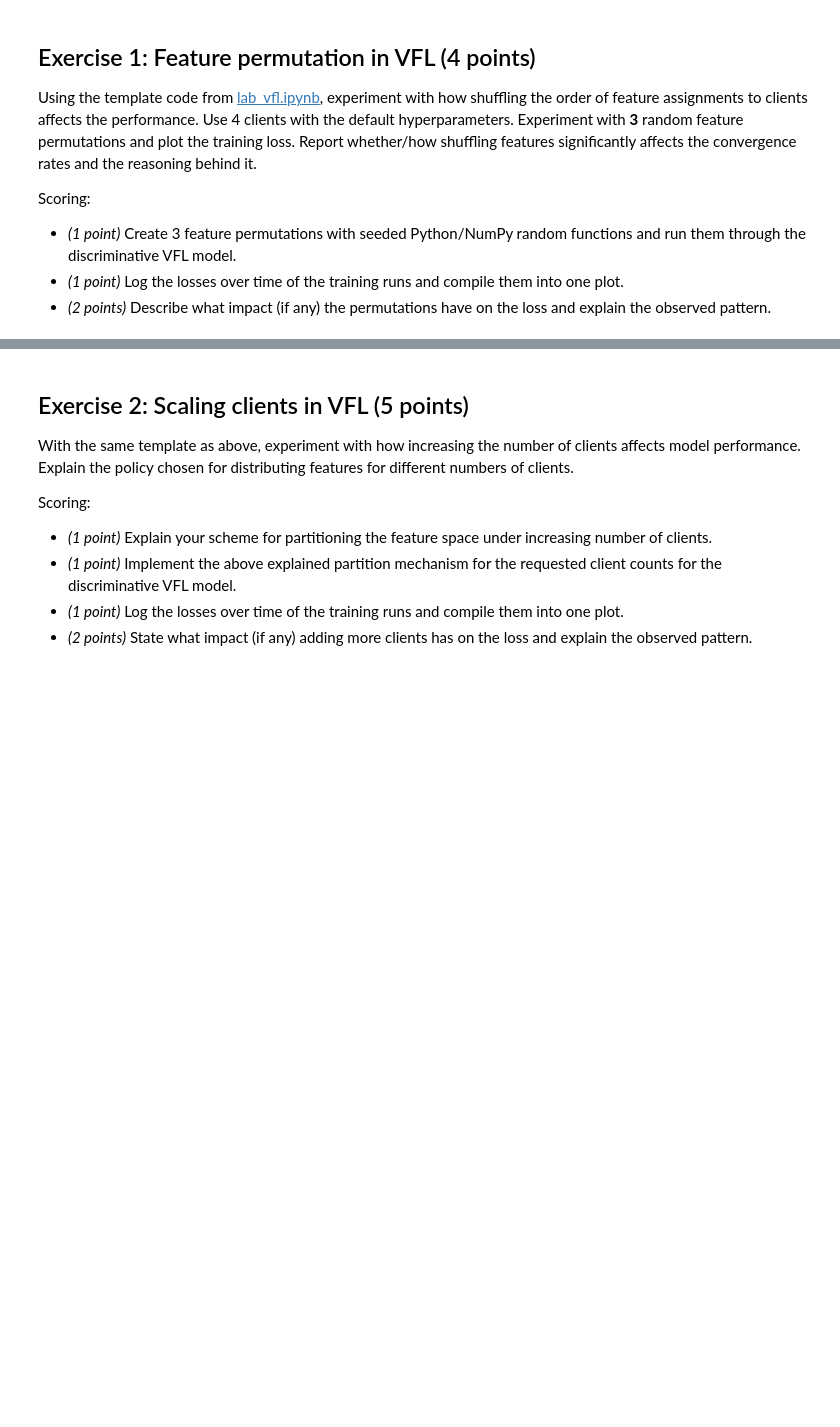
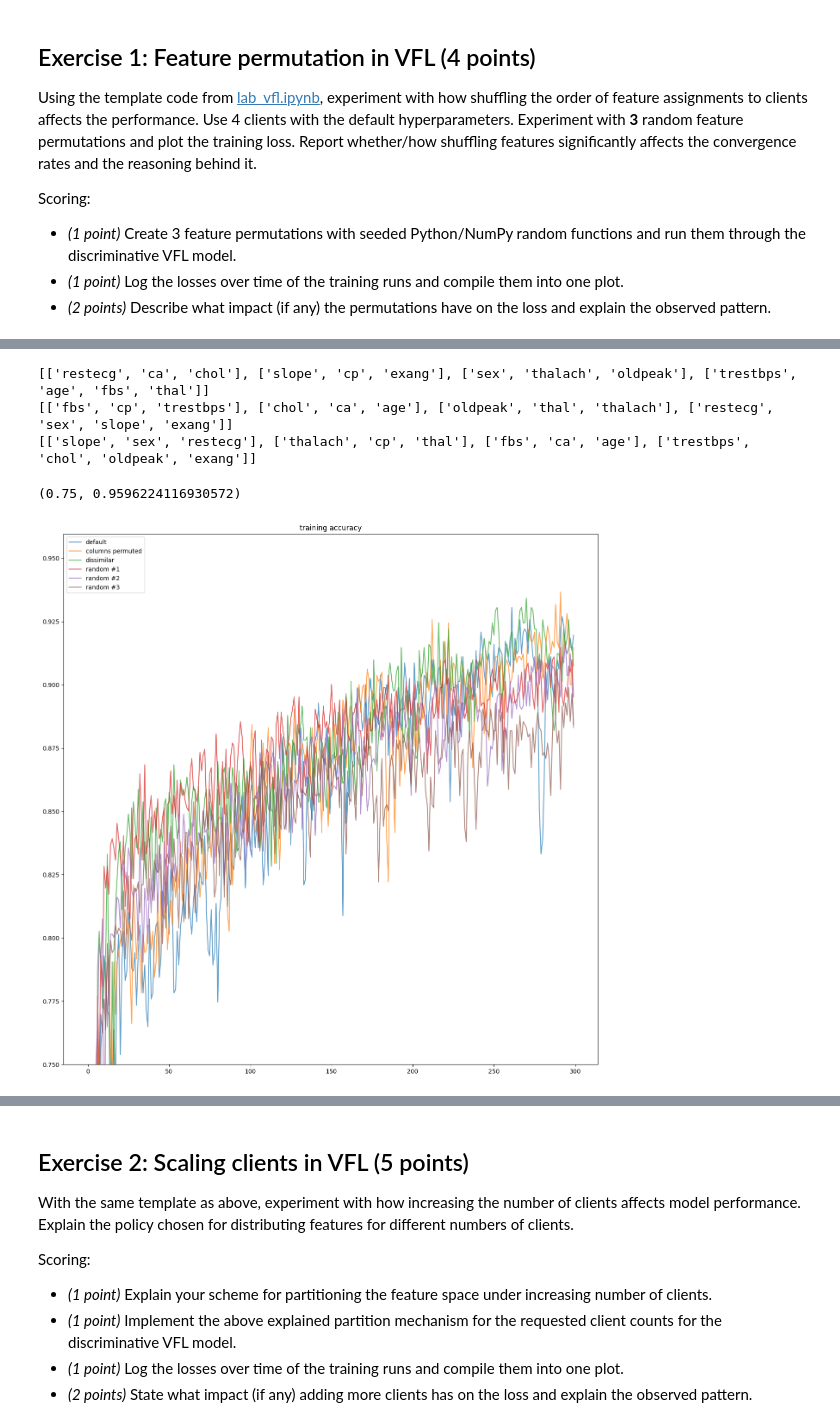
Before and after one commit to Quaffel/university-distributed-deep-learning, a Jupyter notebook: federated-learning/vertical-federated-learning/homework.ipynb, the cells around one changed output, grey strips where cells are left out. Saved outputs shown, nothing was run; the diff lists cells and outputs as text; code cells hidden in the pictures; blank space fills up the shorter version.

Commit message:
Add plots

```diff
--- a/federated-learning/vertical-federated-learning/homework.ipynb
+++ b/federated-learning/vertical-federated-learning/homework.ipynb
@@ -18 +34,17 @@ Scoring:
+# %%
+from components import preprocessing, partitions
+from numpy import random as npr
+
+features = preprocessing.feature_names
+
+generator = npr.default_rng(seed=42)
+for _ in range(3):
+    permuted_features_idx = npr.permutation(len(features))
+    permuted_features = [features[idx] for idx in permuted_features_idx]
+
+    print(partitions.partition_elements_uniformly(permuted_features, 4))
+# %% [output]
+[['restecg', 'ca', 'chol'], ['slope', 'cp', 'exang'], ['sex', 'thalach', 'oldpeak'], ['trestbps', 'age', 'fbs', 'thal']]
+[['fbs', 'cp', 'trestbps'], ['chol', 'ca', 'age'], ['oldpeak', 'thal', 'thalach'], ['restecg', 'sex', 'slope', 'exang']]
+[['slope', 'sex', 'restecg'], ['thalach', 'cp', 'thal'], ['fbs', 'ca', 'age'], ['trestbps', 'chol', 'oldpeak', 'exang']]
 # %%
@@ -29,0 +99,10 @@ torch.mps.manual_seed(seed)
+# %%
+plt.figure(figsize=(16, 16))
+plt.title("training accuracy")
+for statistics, variant_name in zip(training_statistics, client_feature_name_mapping_variants.keys()):
+    plt.plot(statistics.mean_epoch_accuracies, label=variant_name, alpha=0.7)
+plt.legend()
+plt.ylim(0.75, 0.95)
+# %% [output]
+(0.75, 0.9596224116930572)
+[figure, added]
```
Also changed, not shown: parts of 8 cells of this notebook, 4 other files.
